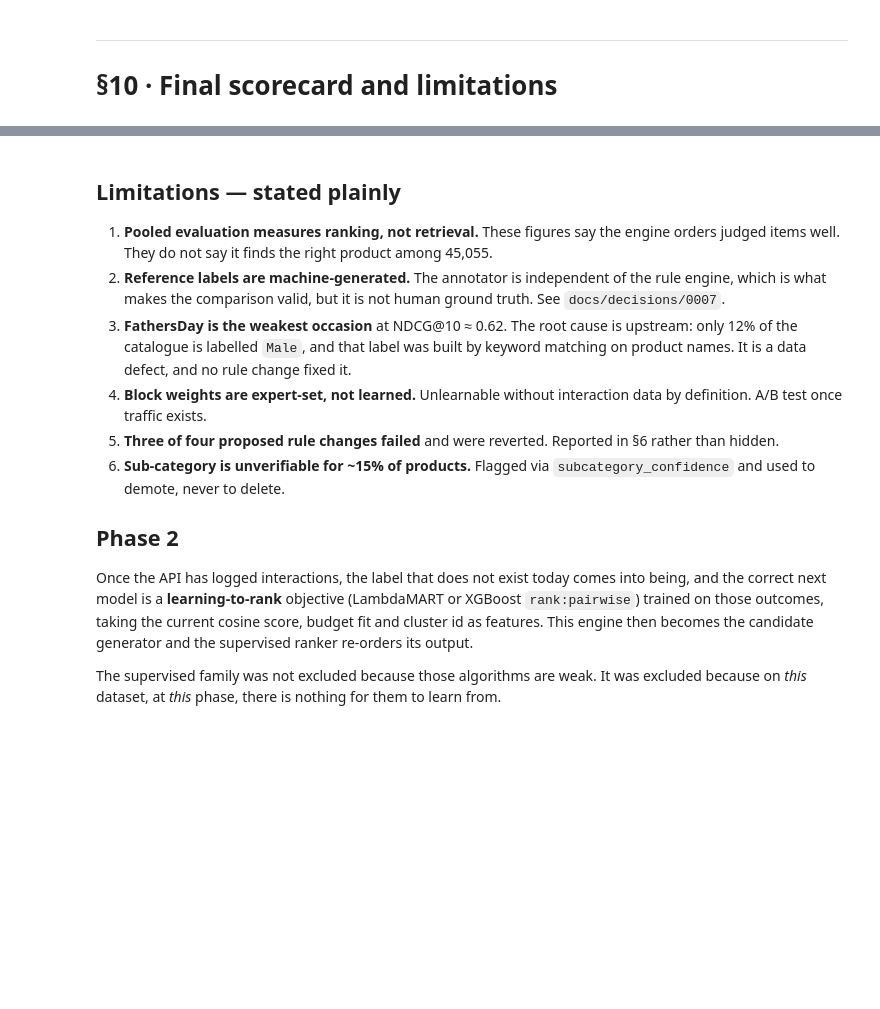
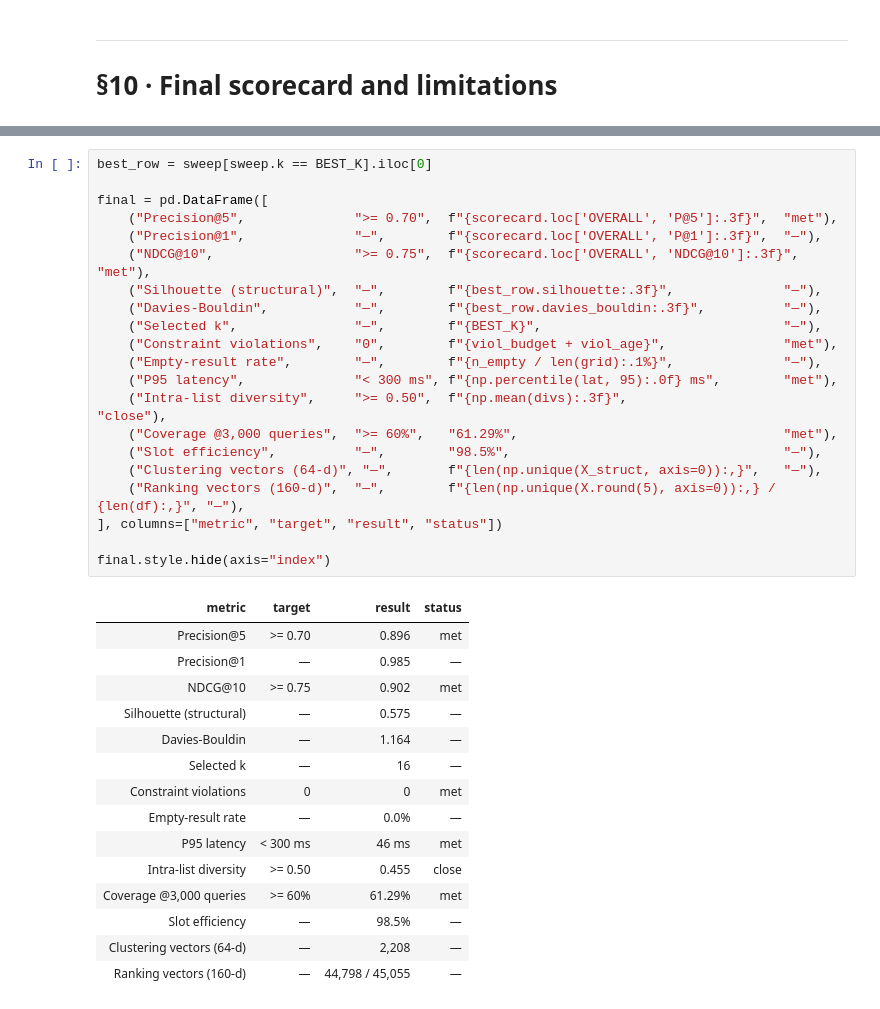
Before and after one commit to Mhd366/gift-recommendation-system, a Jupyter notebook: notebooks/03_modeling_and_evaluation.ipynb, the cells around one changed output, grey strips where cells are left out. Drawn from its saved outputs; the diff is of its cells as text; blank space fills up the shorter version.

```diff
--- a/notebooks/03_modeling_and_evaluation.ipynb
+++ b/notebooks/03_modeling_and_evaluation.ipynb
@@ -764,31 +823,37 @@ final.style.hide(axis="index")
-# %% [markdown]
-## Limitations — stated plainly
-
-1. **Pooled evaluation measures ranking, not retrieval.** These figures say the
-   engine orders judged items well. They do not say it finds the right product
-   among 45,055.
-2. **Reference labels are machine-generated.** The annotator is independent of
-   the rule engine, which is what makes the comparison valid, but it is not
-   human ground truth. See `docs/decisions/0007`.
-3. **FathersDay is the weakest occasion** at NDCG@10 ≈ 0.62. The root cause is
-   upstream: only 12% of the catalogue is labelled `Male`, and that label was
-   built by keyword matching on product names. It is a data defect, and no rule
-   change fixed it.
-4. **Block weights are expert-set, not learned.** Unlearnable without
-   interaction data by definition. A/B test once traffic exists.
-5. **Three of four proposed rule changes failed** and were reverted. Reported
-   in §6 rather than hidden.
-6. **Sub-category is unverifiable for ~15% of products.** Flagged via
-   `subcategory_confidence` and used to demote, never to delete.
-
-## Phase 2
-
-Once the API has logged interactions, the label that does not exist today comes
-into being, and the correct next model is a **learning-to-rank** objective
-(LambdaMART or XGBoost `rank:pairwise`) trained on those outcomes, taking the
-current cosine score, budget fit and cluster id as features. This engine then
-becomes the candidate generator and the supervised ranker re-orders its output.
-
-The supervised family was not excluded because those algorithms are weak. It was
-excluded because on *this* dataset, at *this* phase, there is nothing for them
-to learn from.
+# %%
+best_row = sweep[sweep.k == BEST_K].iloc[0]
+
+final = pd.DataFrame([
+    ("Precision@5",              ">= 0.70",  f"{scorecard.loc['OVERALL', 'P@5']:.3f}",  "met"),
+    ("Precision@1",              "—",        f"{scorecard.loc['OVERALL', 'P@1']:.3f}",  "—"),
+    ("NDCG@10",                  ">= 0.75",  f"{scorecard.loc['OVERALL', 'NDCG@10']:.3f}", "met"),
+    ("Silhouette (structural)",  "—",        f"{best_row.silhouette:.3f}",              "—"),
+    ("Davies-Bouldin",           "—",        f"{best_row.davies_bouldin:.3f}",          "—"),
+    ("Selected k",               "—",        f"{BEST_K}",                               "—"),
+    ("Constraint violations",    "0",        f"{viol_budget + viol_age}",               "met"),
+    ("Empty-result rate",        "—",        f"{n_empty / len(grid):.1%}",              "—"),
+    ("P95 latency",              "< 300 ms", f"{np.percentile(lat, 95):.0f} ms",        "met"),
+    ("Intra-list diversity",     ">= 0.50",  f"{np.mean(divs):.3f}",                    "close"),
+    ("Coverage @3,000 queries",  ">= 60%",   "61.29%",                                  "met"),
+    ("Slot efficiency",          "—",        "98.5%",                                   "—"),
+    ("Clustering vectors (64-d)", "—",       f"{len(np.unique(X_struct, axis=0)):,}",   "—"),
+    ("Ranking vectors (160-d)",  "—",        f"{len(np.unique(X.round(5), axis=0)):,} / {len(df):,}", "—"),
+], columns=["metric", "target", "result", "status"])
+
+final.style.hide(axis="index")
+# %% [output]
+| metric | target | result | status |
+| Precision@5 | >= 0.70 | 0.896 | met |
+| Precision@1 | — | 0.985 | — |
+| NDCG@10 | >= 0.75 | 0.902 | met |
+| Silhouette (structural) | — | 0.575 | — |
+| Davies-Bouldin | — | 1.164 | — |
+| Selected k | — | 16 | — |
+| Constraint violations | 0 | 0 | met |
+| Empty-result rate | — | 0.0% | — |
+| P95 latency | < 300 ms | 46 ms | met |
+| Intra-list diversity | >= 0.50 | 0.455 | close |
+| Coverage @3,000 queries | >= 60% | 61.29% | met |
+| Slot efficiency | — | 98.5% | — |
+| Clustering vectors (64-d) | — | 2,208 | — |
+| Ranking vectors (160-d) | — | 44,798 / 45,055 | — |
```
Also changed, not shown: parts of 21 cells of this notebook, 5 other files.
